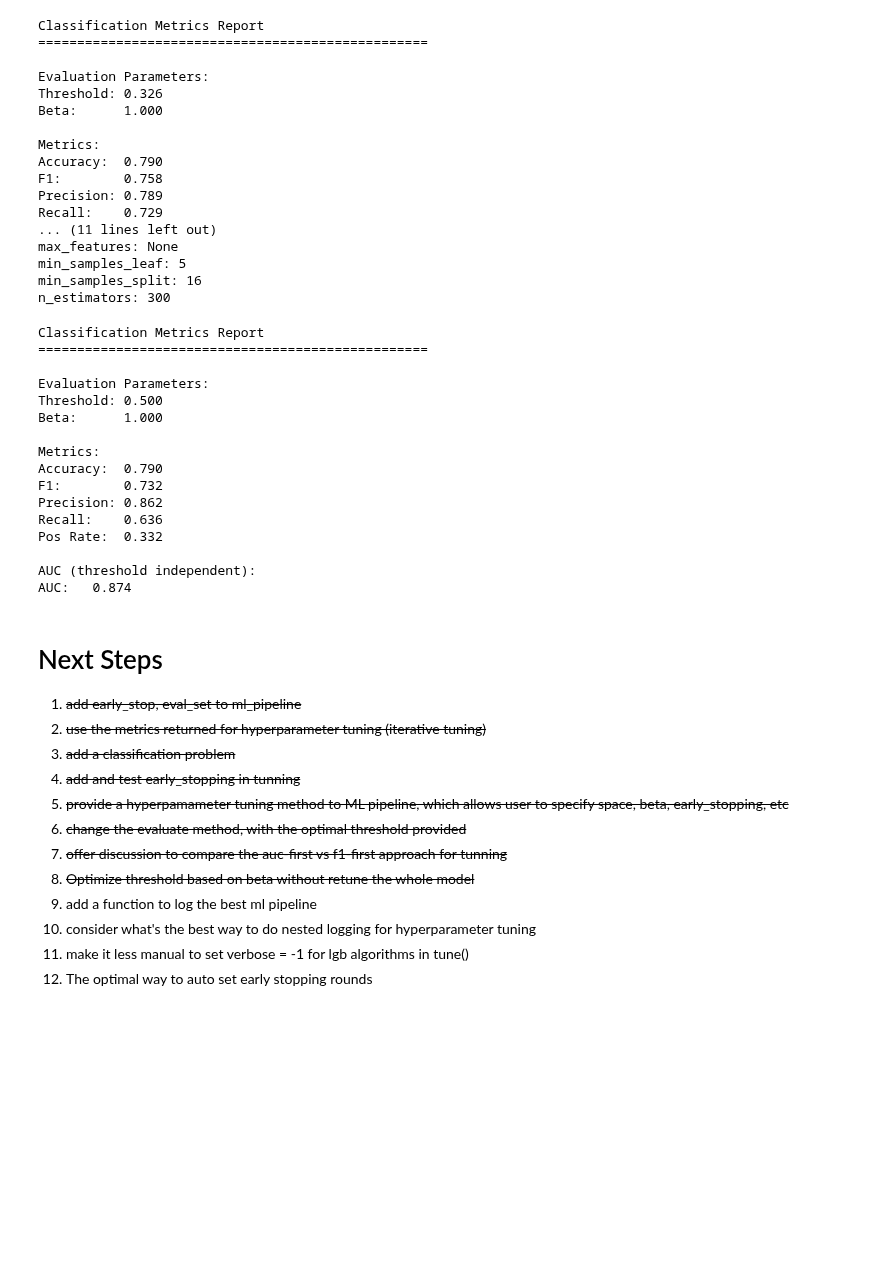
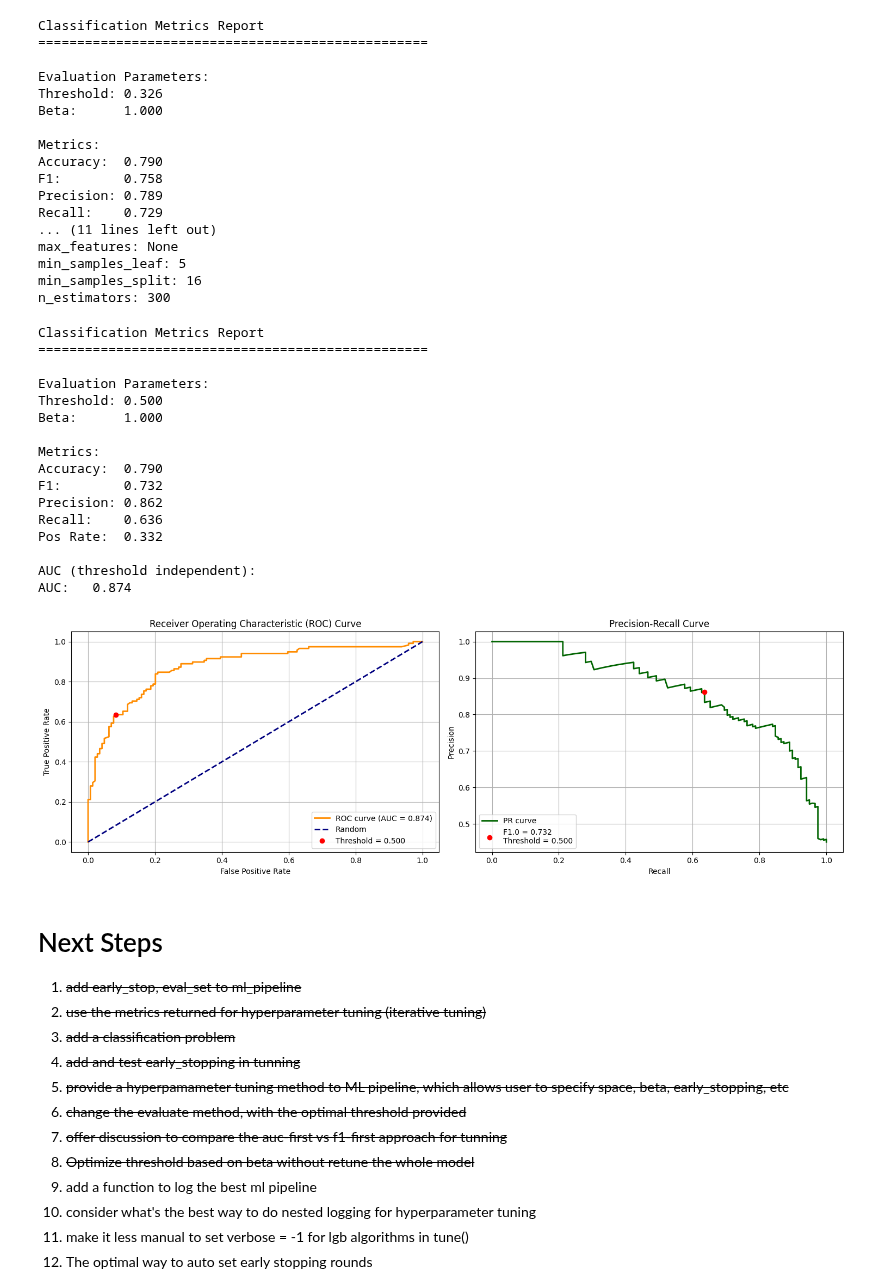
Before and after one commit to MenaWANG/mlflow-demo, a Jupyter notebook: 3-Optimizing the Generic ML Pipeline with Mlflow.ipynb, the cells around one changed output. Saved outputs shown, nothing was run; the diff lists cells and outputs as text; code cells hidden in the pictures; blank space fills up the shorter version.

Commit message:
add visual for classification as a static method

```diff
--- a/3-Optimizing the Generic ML Pipeline with Mlflow.ipynb
+++ b/3-Optimizing the Generic ML Pipeline with Mlflow.ipynb
@@ -1375,24 +1444,25 @@ n_estimators: 300
 # %%
 
 # update the results based on a given threshold
-adjusted_metrics = best_rf_f1['best_pipeline'].evaluate(X_test, y_test, threshold=0.5, verbose=True)
+adjusted_metrics = best_rf_f1['best_pipeline'].evaluate(X_test, y_test, threshold=0.5, verbose=True, visualize=True)
 # %% [output]
 Classification Metrics Report
 ==================================================
 
 Evaluation Parameters:
 Threshold: 0.500
 Beta:      1.000
 
 Metrics:
 Accuracy:  0.790
 F1:        0.732
 Precision: 0.862
 Recall:    0.636
 Pos Rate:  0.332
 
 AUC (threshold independent):
 AUC:   0.874
+[figure, added]
 # %% [markdown]
 # Next Steps
 
```
Also changed, not shown: parts of 1 cell of this notebook.
